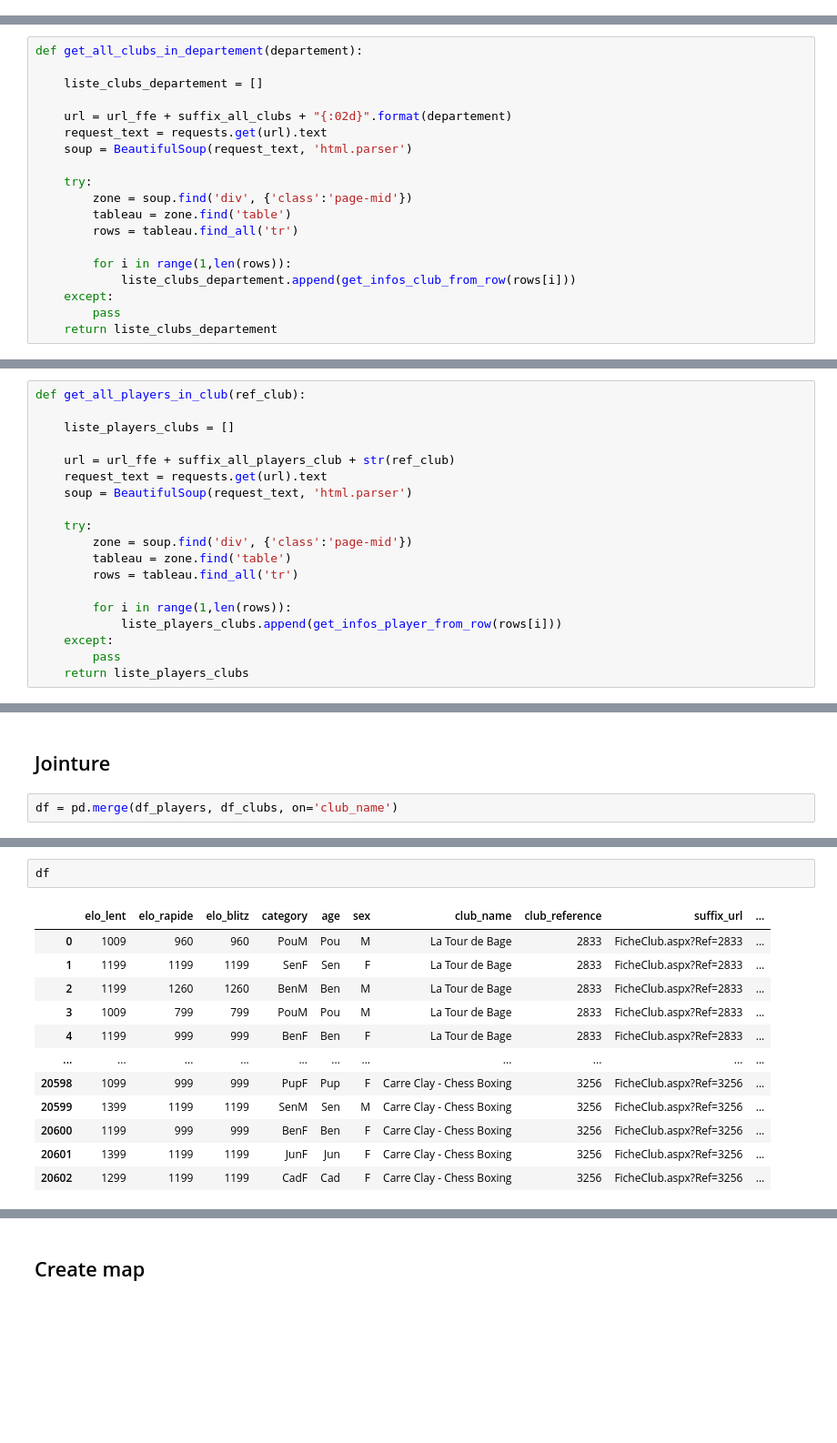
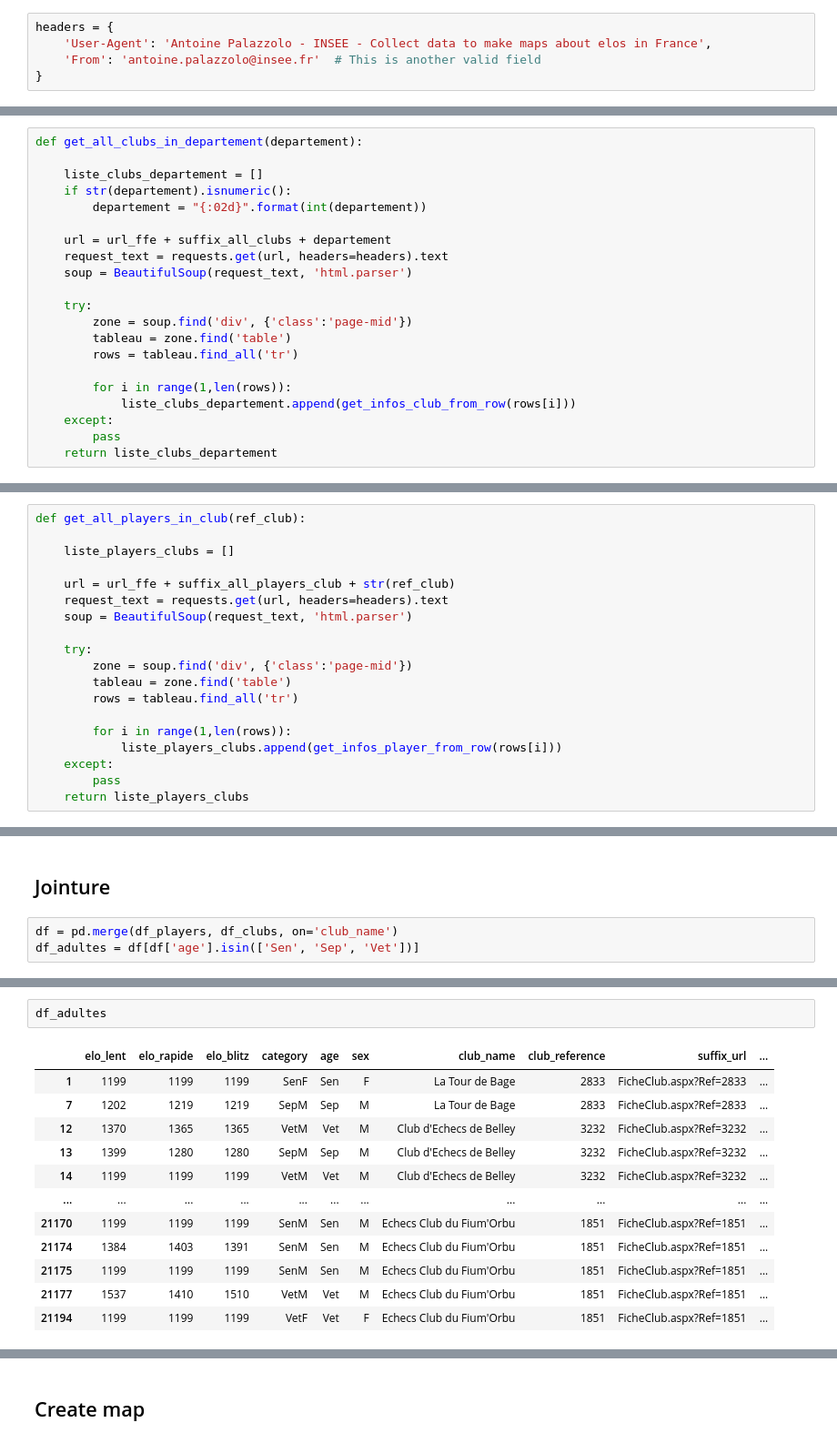
Before and after one commit to antoine-palazz/30daysmapchallenge2022, a Jupyter notebook: day20_favourite/day20.ipynb, the cells around one changed output, grey strips where cells are left out. Shown: that part at 91% size. Saved outputs shown, nothing was run; the diff lists cells and outputs as text; blank space fills up the shorter version.

```diff
--- a/day20_favourite/day20.ipynb
+++ b/day20_favourite/day20.ipynb
@@ -62,6 +62,11 @@ import functions as fc
 url_ffe = 'http://www.echecs.asso.fr/'
 suffix_all_clubs = 'ListeClubs.aspx?Action=CLUBCOMITE&ComiteRef='
 suffix_all_players_club = 'ListeJoueurs.aspx?Action=JOUEURCLUBREF&ClubRef='
+# %%
+headers = {
+    'User-Agent': 'Antoine Palazzolo - INSEE - Collect data to make maps about elos in France',
+    'From': 'antoine.palazzolo@insee.fr'  # This is another valid field
+}
 # %% [markdown]
 ## Faire liste clubs
 # %%
@@ -81,9 +86,11 @@ def get_infos_club_from_row(row):
 def get_all_clubs_in_departement(departement):
 
     liste_clubs_departement = []
+    if str(departement).isnumeric():
+        departement = "{:02d}".format(int(departement))
 
-    url = url_ffe + suffix_all_clubs + "{:02d}".format(departement)
-    request_text = requests.get(url).text
+    url = url_ffe + suffix_all_clubs + departement
+    request_text = requests.get(url, headers=headers).text
     soup = BeautifulSoup(request_text, 'html.parser')
 
     try:
@@ -161,7 +168,7 @@ def get_all_players_in_club(ref_club):
     liste_players_clubs = []
 
     url = url_ffe + suffix_all_players_club + str(ref_club)
-    request_text = requests.get(url).text
+    request_text = requests.get(url, headers=headers).text
     soup = BeautifulSoup(request_text, 'html.parser')
 
     try:
@@ -206,3 +213,4 @@ nombres_joueurs
 ## Jointure
 # %%
 df = pd.merge(df_players, df_clubs, on='club_name')
+df_adultes = df[df['age'].isin(['Sen', 'Sep', 'Vet'])]
@@ -209,15 +233,15 @@ df = pd.merge(df_players, df_clubs, on='club_name')
 # %%
-df
+df_adultes
 # %% [output]
 |  | elo_lent | elo_rapide | elo_blitz | category | age | sex | club_name | club_reference | suffix_url | ... |
-| 0 | 1009 | 960 | 960 | PouM | Pou | M | La Tour de Bage | 2833 | FicheClub.aspx?Ref=2833 | ... |
 | 1 | 1199 | 1199 | 1199 | SenF | Sen | F | La Tour de Bage | 2833 | FicheClub.aspx?Ref=2833 | ... |
-| 2 | 1199 | 1260 | 1260 | BenM | Ben | M | La Tour de Bage | 2833 | FicheClub.aspx?Ref=2833 | ... |
-| 3 | 1009 | 799 | 799 | PouM | Pou | M | La Tour de Bage | 2833 | FicheClub.aspx?Ref=2833 | ... |
-| 4 | 1199 | 999 | 999 | BenF | Ben | F | La Tour de Bage | 2833 | FicheClub.aspx?Ref=2833 | ... |
+| 7 | 1202 | 1219 | 1219 | SepM | Sep | M | La Tour de Bage | 2833 | FicheClub.aspx?Ref=2833 | ... |
+| 12 | 1370 | 1365 | 1365 | VetM | Vet | M | Club d'Echecs de Belley | 3232 | FicheClub.aspx?Ref=3232 | ... |
+| 13 | 1399 | 1280 | 1280 | SepM | Sep | M | Club d'Echecs de Belley | 3232 | FicheClub.aspx?Ref=3232 | ... |
+| 14 | 1199 | 1199 | 1199 | VetM | Vet | M | Club d'Echecs de Belley | 3232 | FicheClub.aspx?Ref=3232 | ... |
 | ... | ... | ... | ... | ... | ... | ... | ... | ... | ... | ... |
-| 20598 | 1099 | 999 | 999 | PupF | Pup | F | Carre Clay - Chess Boxing | 3256 | FicheClub.aspx?Ref=3256 | ... |
-| 20599 | 1399 | 1199 | 1199 | SenM | Sen | M | Carre Clay - Chess Boxing | 3256 | FicheClub.aspx?Ref=3256 | ... |
-| 20600 | 1199 | 999 | 999 | BenF | Ben | F | Carre Clay - Chess Boxing | 3256 | FicheClub.aspx?Ref=3256 | ... |
-| 20601 | 1399 | 1199 | 1199 | JunF | Jun | F | Carre Clay - Chess Boxing | 3256 | FicheClub.aspx?Ref=3256 | ... |
-| 20602 | 1299 | 1199 | 1199 | CadF | Cad | F | Carre Clay - Chess Boxing | 3256 | FicheClub.aspx?Ref=3256 | ... |
+| 21170 | 1199 | 1199 | 1199 | SenM | Sen | M | Echecs Club du Fium'Orbu | 1851 | FicheClub.aspx?Ref=1851 | ... |
+| 21174 | 1384 | 1403 | 1391 | SenM | Sen | M | Echecs Club du Fium'Orbu | 1851 | FicheClub.aspx?Ref=1851 | ... |
+| 21175 | 1199 | 1199 | 1199 | SenM | Sen | M | Echecs Club du Fium'Orbu | 1851 | FicheClub.aspx?Ref=1851 | ... |
+| 21177 | 1537 | 1410 | 1510 | VetM | Vet | M | Echecs Club du Fium'Orbu | 1851 | FicheClub.aspx?Ref=1851 | ... |
+| 21194 | 1199 | 1199 | 1199 | VetF | Vet | F | Echecs Club du Fium'Orbu | 1851 | FicheClub.aspx?Ref=1851 | ... |
```
Also changed, not shown: parts of 14 cells of this notebook.
